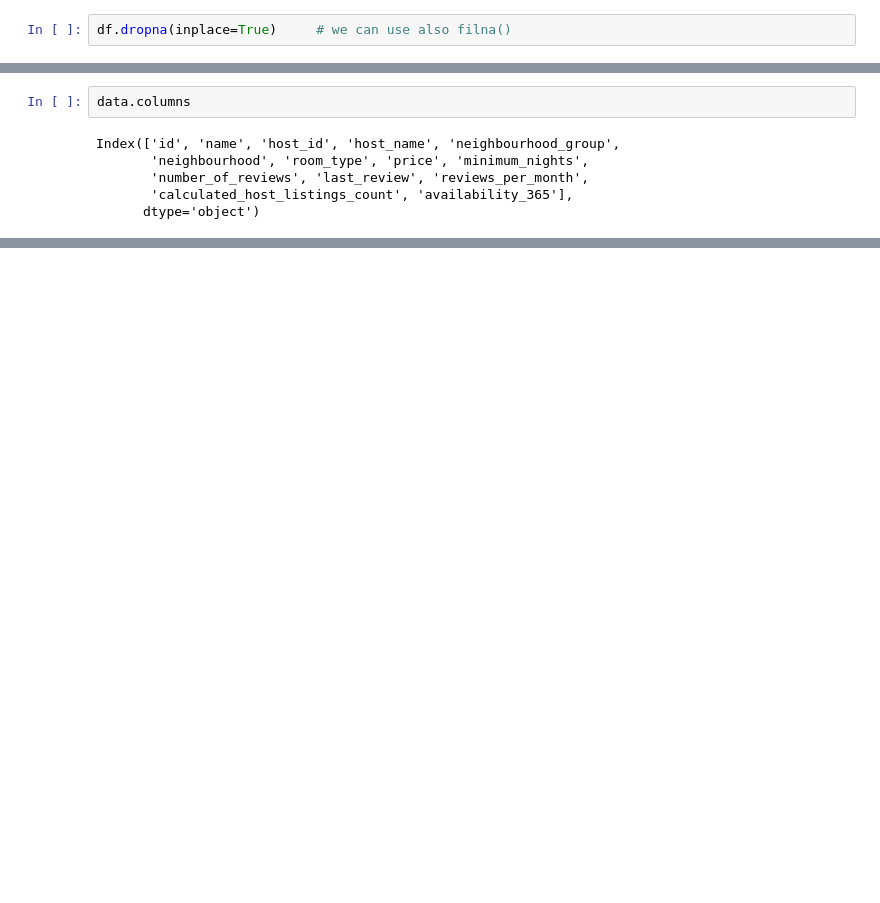
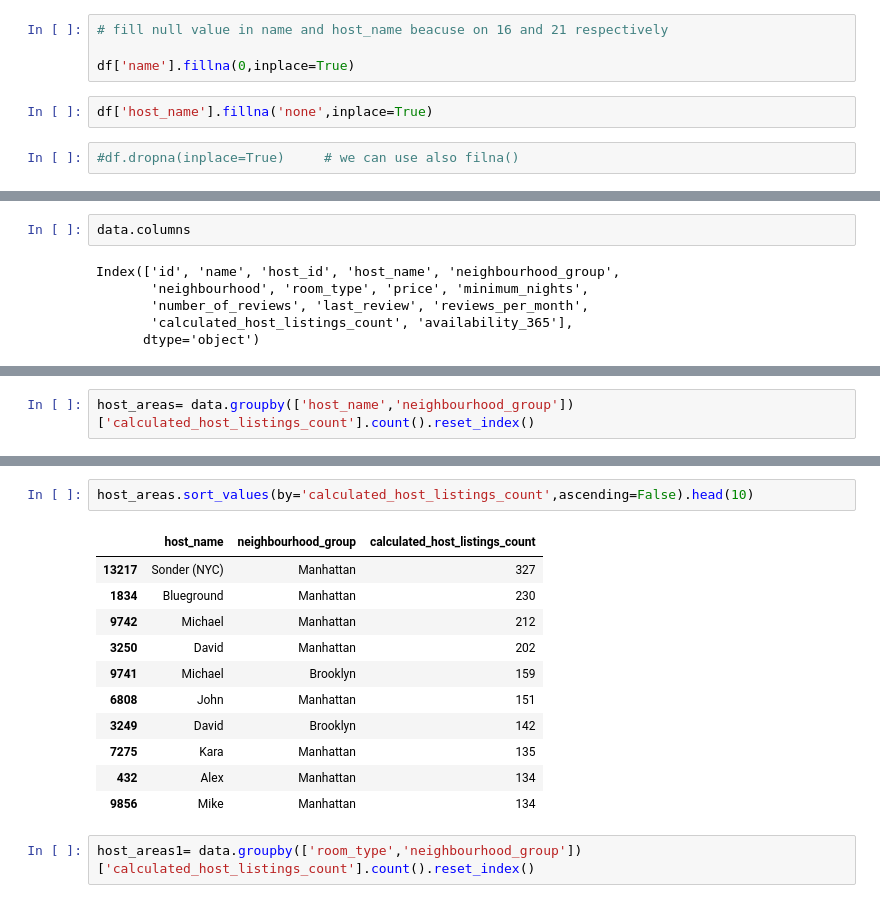
Before and after one commit to iamnaveenk/EDA_project_Airbnb, a Jupyter notebook: EDA_project_airbnb.ipynb, the cells around one changed output, grey strips where cells are left out. Drawn from its saved outputs; the diff is of its cells as text; blank space fills up the shorter version.

```diff
--- a/EDA_project_airbnb.ipynb
+++ b/EDA_project_airbnb.ipynb
@@ -171,5 +192,11 @@ df.filna()
+# %%
+# fill null value in name and host_name beacuse on 16 and 21 respectively
+
+df['name'].fillna(0,inplace=True)
+# %%
+df['host_name'].fillna('none',inplace=True)
 # %%
-df.dropna(inplace=True)     # we can use also filna()
+#df.dropna(inplace=True)     # we can use also filna()
 # %%
 df.isnull().sum()
 # %% [output]
@@ -206,0 +256,2 @@ data.shape
+# %%
+host_areas= data.groupby(['host_name','neighbourhood_group'])['calculated_host_listings_count'].count().reset_index()
@@ -206,0 +267,16 @@ data.shape
+# %%
+host_areas.sort_values(by='calculated_host_listings_count',ascending=False).head(10)
+# %% [output]
+|  | host_name | neighbourhood_group | calculated_host_listings_count |
+| 13217 | Sonder (NYC) | Manhattan | 327 |
+| 1834 | Blueground | Manhattan | 230 |
+| 9742 | Michael | Manhattan | 212 |
+| 3250 | David | Manhattan | 202 |
+| 9741 | Michael | Brooklyn | 159 |
+| 6808 | John | Manhattan | 151 |
+| 3249 | David | Brooklyn | 142 |
+| 7275 | Kara | Manhattan | 135 |
+| 432 | Alex | Manhattan | 134 |
+| 9856 | Mike | Manhattan | 134 |
+# %%
+host_areas1= data.groupby(['room_type','neighbourhood_group'])['calculated_host_listings_count'].count().reset_index()
```
Also changed, not shown: parts of 17 cells of this notebook.
